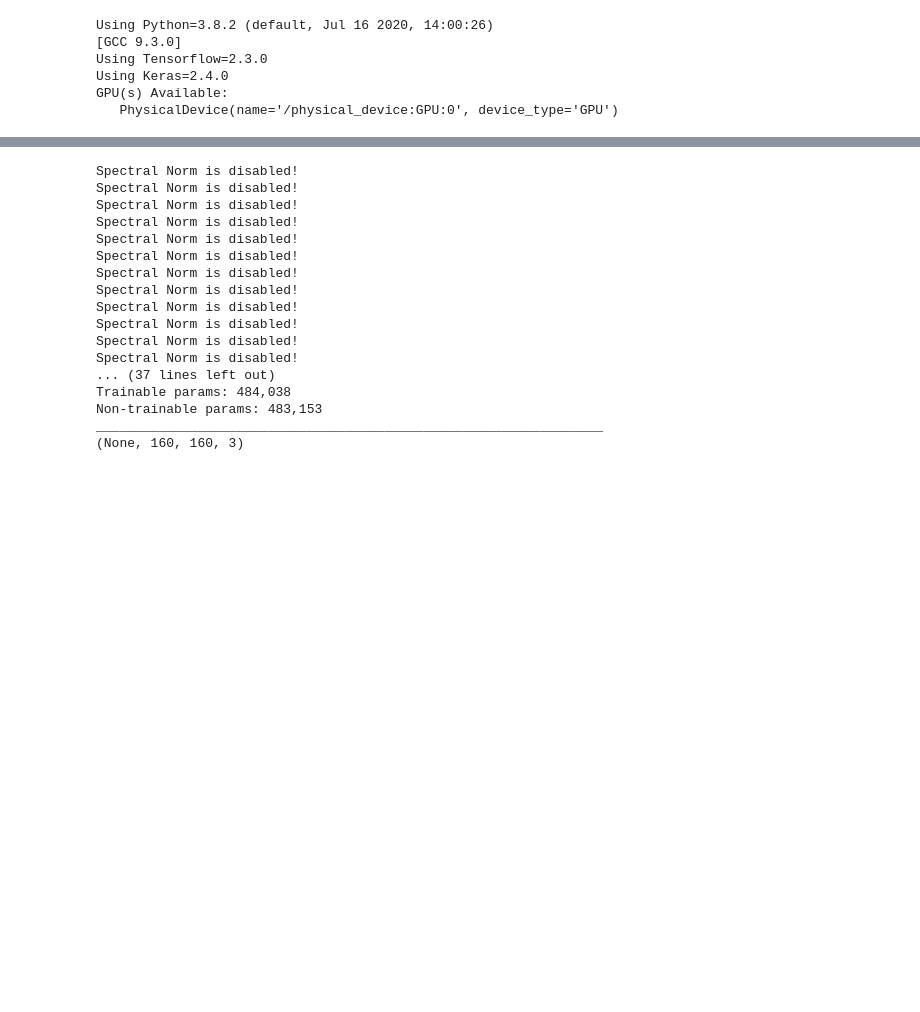
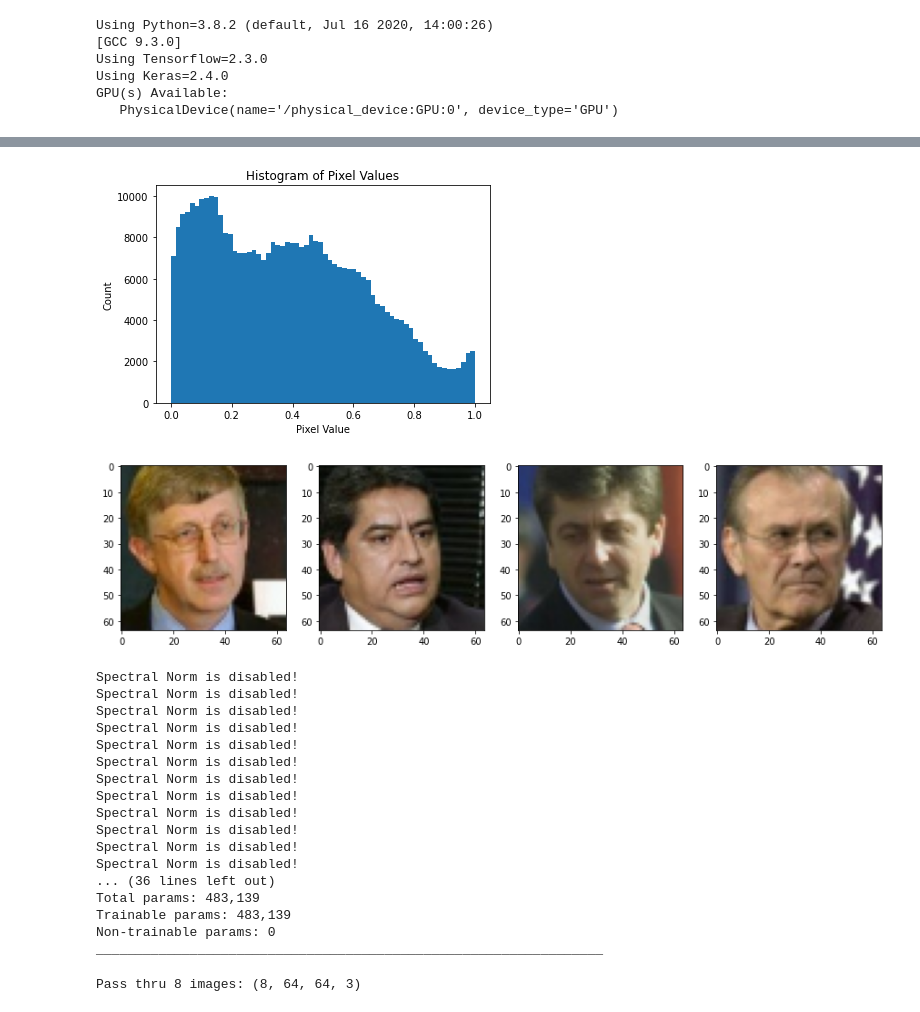
Before and after one commit to etotheipi/nvae_tensorflow, a Jupyter notebook: layer_playground.ipynb, the cells around one changed output, grey strips where cells are left out. Saved outputs shown, nothing was run; the diff lists cells and outputs as text; code cells hidden in the pictures; blank space fills up the shorter version.

Commit message:
Model builds and data flows through.  That's a start!

```diff
--- a/layer_playground.ipynb
+++ b/layer_playground.ipynb
@@ -44,5 +69,18 @@ The autoreload extension is already loaded. To reload it, use:
+# %%
+fig, ax = plt.subplots()
+ax.hist(lfw.data_sample.reshape((-1,)), bins=64)
+ax.set_xlabel('Pixel Value')
+ax.set_ylabel('Count')
+ax.set_title('Histogram of Pixel Values')
+
+fig, axs = plt.subplots(1, 4, figsize=(15,5))
+for i in range(4):
+    axs[i].imshow(lfw.data_sample[i])
+# %% [output]
+[figure, added]
+[figure, added]
 # %%
-x = inputs = L.Input(shape=(160, 160, 3))
+x = inputs = L.Input(shape=IMAGE_SIZE)
 x = NvaeConv2D(kernel_size=3, abs_channels=32)(x)
 x = NvaeConv2D(kernel_size=3)(x)
 x = NvaeConv2D(kernel_size=3)(x)
@@ -60,7 +98,6 @@ x = NvaeConv2D(kernel_size=1, abs_channels=3)(x)
 
 test_model = tf.keras.Model(inputs=inputs, outputs=x)
 test_model.summary()
-print(test_model.layers[-1].output_shape)
 # %% [output]
 Spectral Norm is disabled!
 Spectral Norm is disabled!
@@ -74,9 +111,13 @@ Spectral Norm is disabled!
 Spectral Norm is disabled!
 Spectral Norm is disabled!
 Spectral Norm is disabled!
-... (37 lines left out)
-Trainable params: 484,038
-Non-trainable params: 483,153
+... (36 lines left out)
+Total params: 483,139
+Trainable params: 483,139
+Non-trainable params: 0
 _________________________________________________________________
-(None, 160, 160, 3)
+# %%
+print('Pass thru 8 images:', test_model(lfw.data_sample[:8]).shape)
+# %% [output]
+Pass thru 8 images: (8, 64, 64, 3)
 # %%
```
Also changed, not shown: parts of 18 cells of this notebook, 7 other files.
